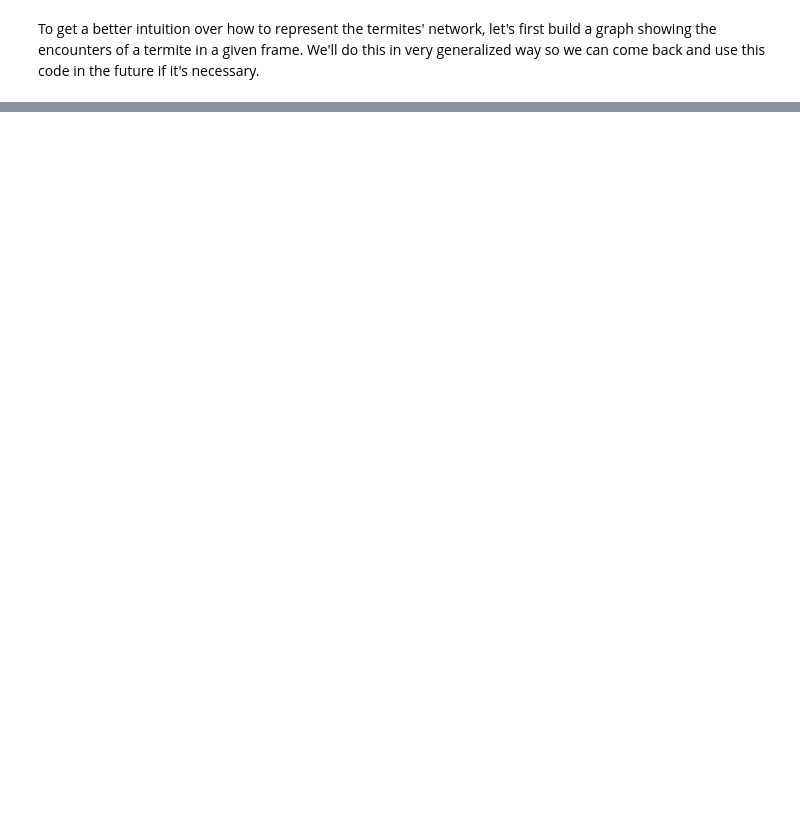
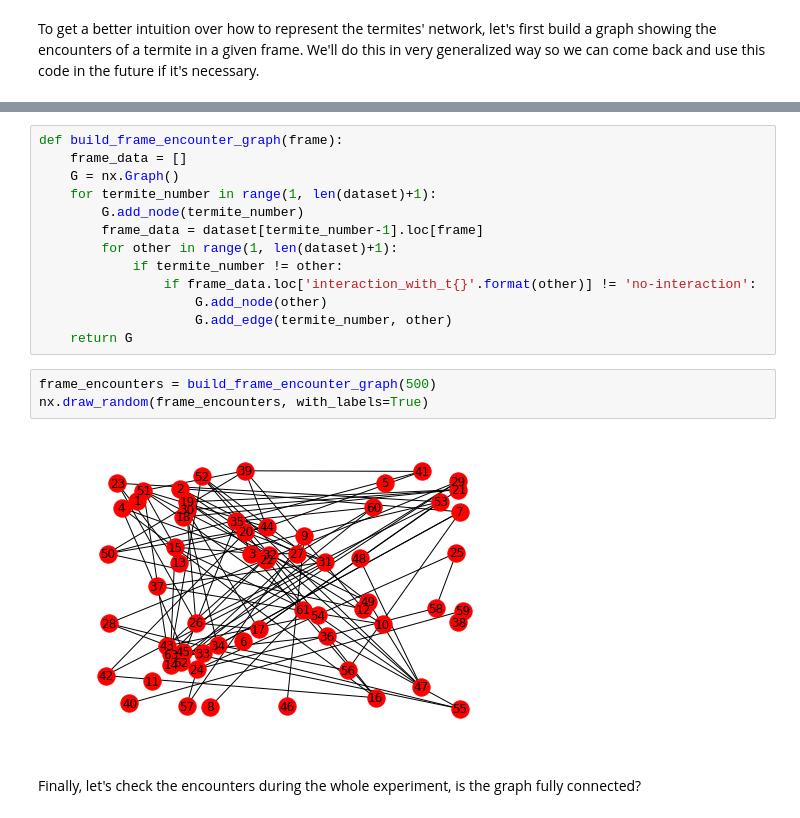
Before and after one commit to dmrib/trackingtermites, a Jupyter notebook: trackingtermites/models/Termite Network Analysis.ipynb, the cells around one changed output, grey strips where cells are left out. Drawn from its saved outputs; the diff is of its cells as text; blank space fills up the shorter version.

```diff
--- a/trackingtermites/models/Termite Network Analysis.ipynb
+++ b/trackingtermites/models/Termite Network Analysis.ipynb
@@ -47,0 +51,20 @@ nx.draw(encounters, with_labels=True)
+# %%
+def build_frame_encounter_graph(frame):
+    frame_data = []
+    G = nx.Graph()
+    for termite_number in range(1, len(dataset)+1):
+        G.add_node(termite_number)
+        frame_data = dataset[termite_number-1].loc[frame]
+        for other in range(1, len(dataset)+1):
+            if termite_number != other:
+                if frame_data.loc['interaction_with_t{}'.format(other)] != 'no-interaction':
+                    G.add_node(other)
+                    G.add_edge(termite_number, other)
+    return G
+# %%
+frame_encounters = build_frame_encounter_graph(500)
+nx.draw_random(frame_encounters, with_labels=True)
+# %% [output]
+[figure, added]
+# %% [markdown]
+Finally, let's check the encounters during the whole experiment, is the graph fully connected?
```
Also changed, not shown: parts of 13 cells of this notebook.
